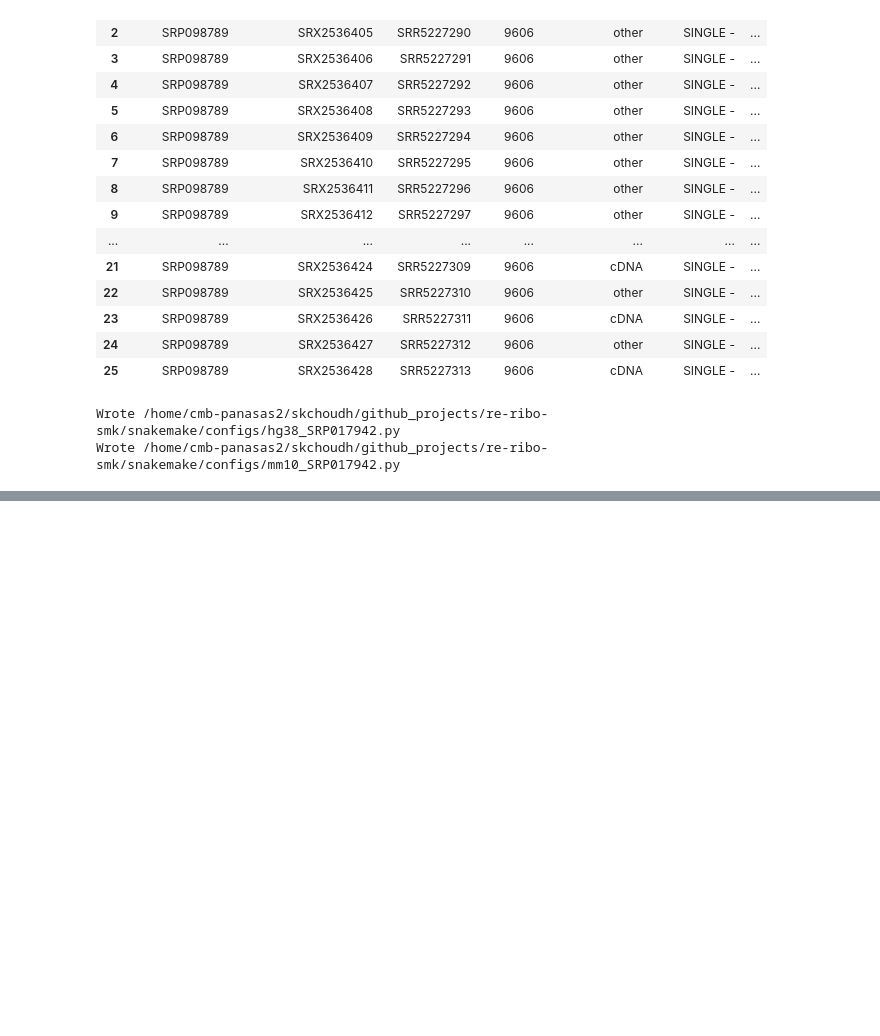
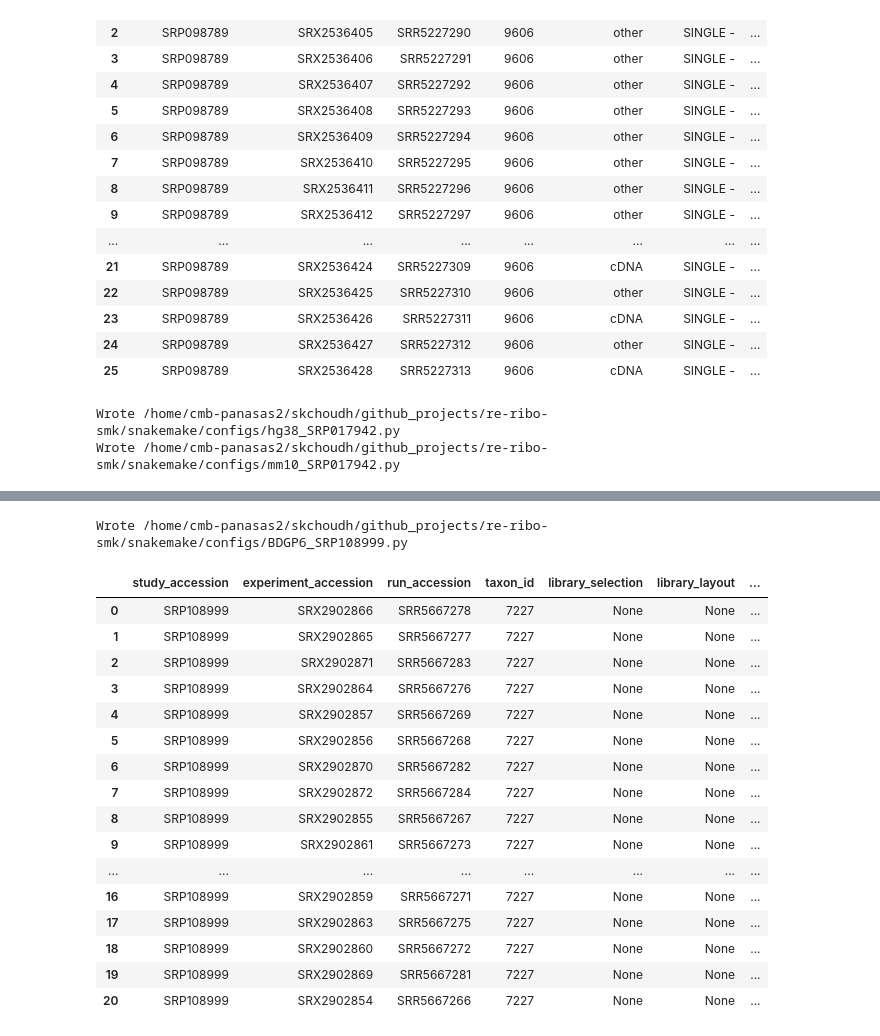
Before and after one commit to saketkc/re-ribo-smk, a Jupyter notebook: notebooks/Symlink-RiboSeq-samples.ipynb, the cells around one changed output, grey strips where cells are left out. Cells and saved outputs as stored; diff of their text form; code cells hidden in the pictures; blank space fills up the shorter version.

```diff
--- a/notebooks/Symlink-RiboSeq-samples.ipynb
+++ b/notebooks/Symlink-RiboSeq-samples.ipynb
@@ -212,0 +268,29 @@ Wrote /home/cmb-panasas2/skchoudh/github_projects/re-ribo-smk/snakemake/configs/
+# %%
+srp = 'SRP108999'
+df = db.sra_convert(srp)
+df['taxon_id'] = 7227
+df['library_strategy'] = 'SINGLE'
+copy_sra_data(df)
+create_config_file(df=df)
+# %% [output]
+Wrote /home/cmb-panasas2/skchoudh/github_projects/re-ribo-smk/snakemake/configs/BDGP6_SRP108999.py
+# %%
+df
+# %% [output]
+|  | study_accession | experiment_accession | run_accession | taxon_id | library_selection | library_layout | ... |
+| 0 | SRP108999 | SRX2902866 | SRR5667278 | 7227 | None | None | ... |
+| 1 | SRP108999 | SRX2902865 | SRR5667277 | 7227 | None | None | ... |
+| 2 | SRP108999 | SRX2902871 | SRR5667283 | 7227 | None | None | ... |
+| 3 | SRP108999 | SRX2902864 | SRR5667276 | 7227 | None | None | ... |
+| 4 | SRP108999 | SRX2902857 | SRR5667269 | 7227 | None | None | ... |
+| 5 | SRP108999 | SRX2902856 | SRR5667268 | 7227 | None | None | ... |
+| 6 | SRP108999 | SRX2902870 | SRR5667282 | 7227 | None | None | ... |
+| 7 | SRP108999 | SRX2902872 | SRR5667284 | 7227 | None | None | ... |
+| 8 | SRP108999 | SRX2902855 | SRR5667267 | 7227 | None | None | ... |
+| 9 | SRP108999 | SRX2902861 | SRR5667273 | 7227 | None | None | ... |
+| ... | ... | ... | ... | ... | ... | ... | ... |
+| 16 | SRP108999 | SRX2902859 | SRR5667271 | 7227 | None | None | ... |
+| 17 | SRP108999 | SRX2902863 | SRR5667275 | 7227 | None | None | ... |
+| 18 | SRP108999 | SRX2902860 | SRR5667272 | 7227 | None | None | ... |
+| 19 | SRP108999 | SRX2902869 | SRR5667281 | 7227 | None | None | ... |
+| 20 | SRP108999 | SRX2902854 | SRR5667266 | 7227 | None | None | ... |
```
Also changed, not shown: parts of 4 cells of this notebook, 4 other files.
